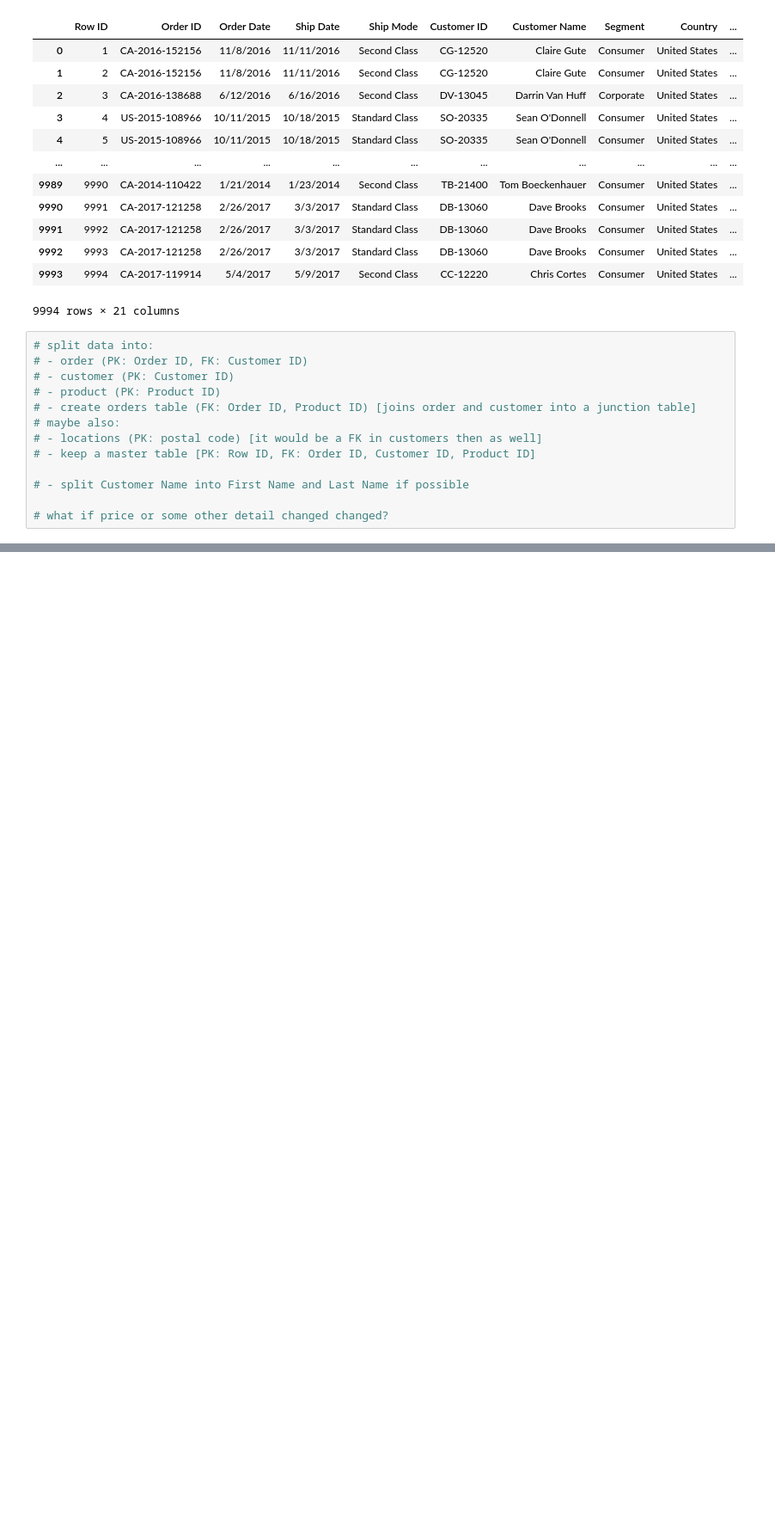
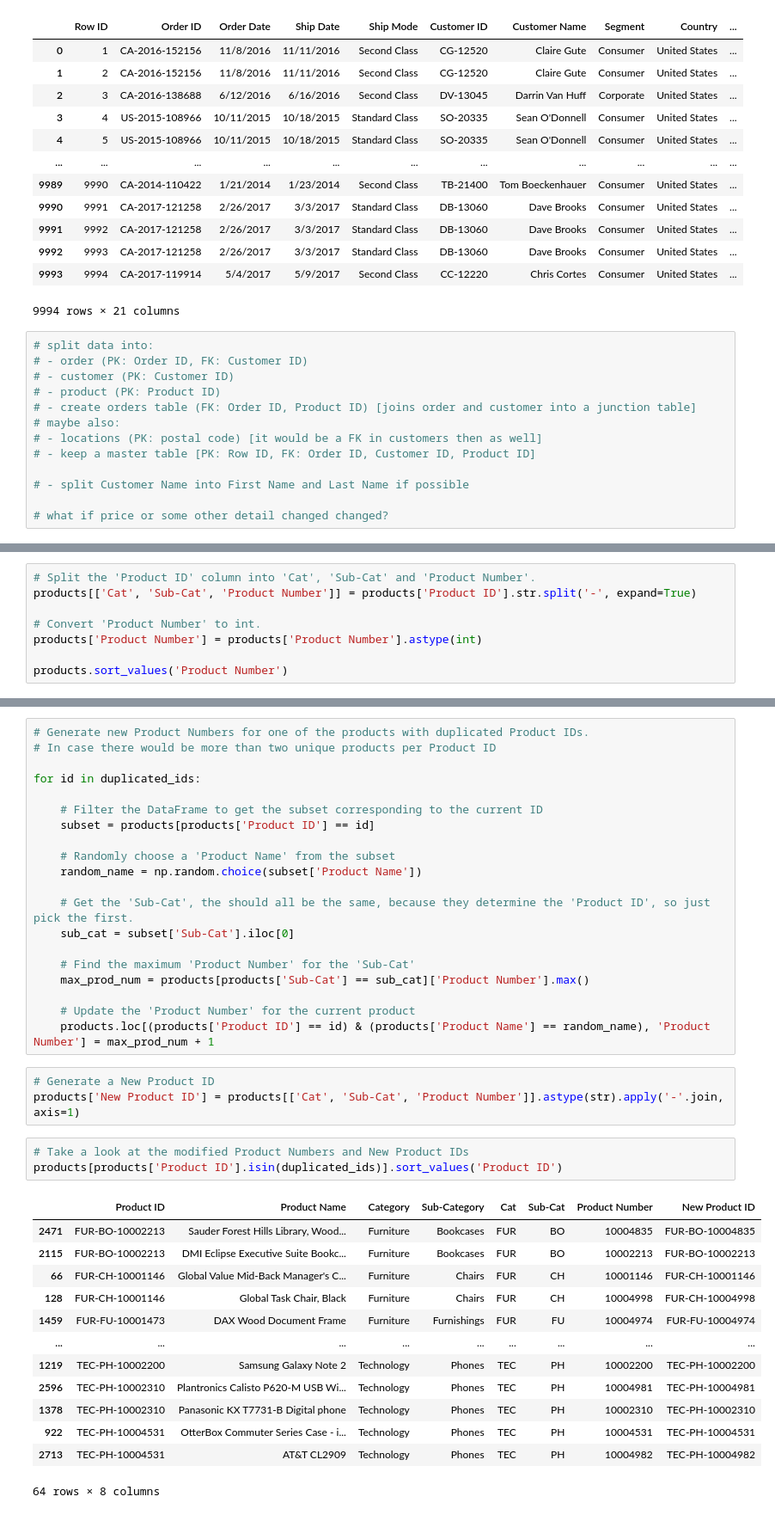
Before and after one commit to michalpasternak7/e-Commerce, a Jupyter notebook: eda.ipynb, the cells around one changed output, grey strips where cells are left out. Shown at 86% size. Drawn from its saved outputs; the diff is of its cells as text; blank space fills up the shorter version.

```diff
--- a/eda.ipynb
+++ b/eda.ipynb
@@ -91,0 +321,8 @@ df
+# %%
+# Split the 'Product ID' column into 'Cat', 'Sub-Cat' and 'Product Number'.
+products[['Cat', 'Sub-Cat', 'Product Number']] = products['Product ID'].str.split('-', expand=True)
+
+# Convert 'Product Number' to int.
+products['Product Number'] = products['Product Number'].astype(int)
+
+products.sort_values('Product Number')
@@ -91,0 +343,40 @@ df
+# %%
+# Generate new Product Numbers for one of the products with duplicated Product IDs.
+# In case there would be more than two unique products per Product ID
+
+for id in duplicated_ids:
+
+    # Filter the DataFrame to get the subset corresponding to the current ID
+    subset = products[products['Product ID'] == id]
+
+    # Randomly choose a 'Product Name' from the subset
+    random_name = np.random.choice(subset['Product Name'])
+
+    # Get the 'Sub-Cat', the should all be the same, because they determine the 'Product ID', so just pick the first.
+    sub_cat = subset['Sub-Cat'].iloc[0]
+
+    # Find the maximum 'Product Number' for the 'Sub-Cat'
+    max_prod_num = products[products['Sub-Cat'] == sub_cat]['Product Number'].max()
+
+    # Update the 'Product Number' for the current product
+    products.loc[(products['Product ID'] == id) & (products['Product Name'] == random_name), 'Product Number'] = max_prod_num + 1
+# %%
+# Generate a New Product ID
+products['New Product ID'] = products[['Cat', 'Sub-Cat', 'Product Number']].astype(str).apply('-'.join, axis=1)
+# %%
+# Take a look at the modified Product Numbers and New Product IDs
+products[products['Product ID'].isin(duplicated_ids)].sort_values('Product ID')
+# %% [output]
+|  | Product ID | Product Name | Category | Sub-Category | Cat | Sub-Cat | Product Number | New Product ID |
+| 2471 | FUR-BO-10002213 | Sauder Forest Hills Library, Wood... | Furniture | Bookcases | FUR | BO | 10004835 | FUR-BO-10004835 |
+| 2115 | FUR-BO-10002213 | DMI Eclipse Executive Suite Bookc... | Furniture | Bookcases | FUR | BO | 10002213 | FUR-BO-10002213 |
+| 66 | FUR-CH-10001146 | Global Value Mid-Back Manager's C... | Furniture | Chairs | FUR | CH | 10001146 | FUR-CH-10001146 |
+| 128 | FUR-CH-10001146 | Global Task Chair, Black | Furniture | Chairs | FUR | CH | 10004998 | FUR-CH-10004998 |
+| 1459 | FUR-FU-10001473 | DAX Wood Document Frame | Furniture | Furnishings | FUR | FU | 10004974 | FUR-FU-10004974 |
+| ... | ... | ... | ... | ... | ... | ... | ... | ... |
+| 1219 | TEC-PH-10002200 | Samsung Galaxy Note 2 | Technology | Phones | TEC | PH | 10002200 | TEC-PH-10002200 |
+| 2596 | TEC-PH-10002310 | Plantronics Calisto P620-M USB Wi... | Technology | Phones | TEC | PH | 10004981 | TEC-PH-10004981 |
+| 1378 | TEC-PH-10002310 | Panasonic KX T7731-B Digital phone | Technology | Phones | TEC | PH | 10002310 | TEC-PH-10002310 |
+| 922 | TEC-PH-10004531 | OtterBox Commuter Series Case - i... | Technology | Phones | TEC | PH | 10004531 | TEC-PH-10004531 |
+| 2713 | TEC-PH-10004531 | AT&T CL2909 | Technology | Phones | TEC | PH | 10004982 | TEC-PH-10004982 |
+64 rows × 8 columns
```
Also changed, not shown: parts of 60 cells of this notebook.
